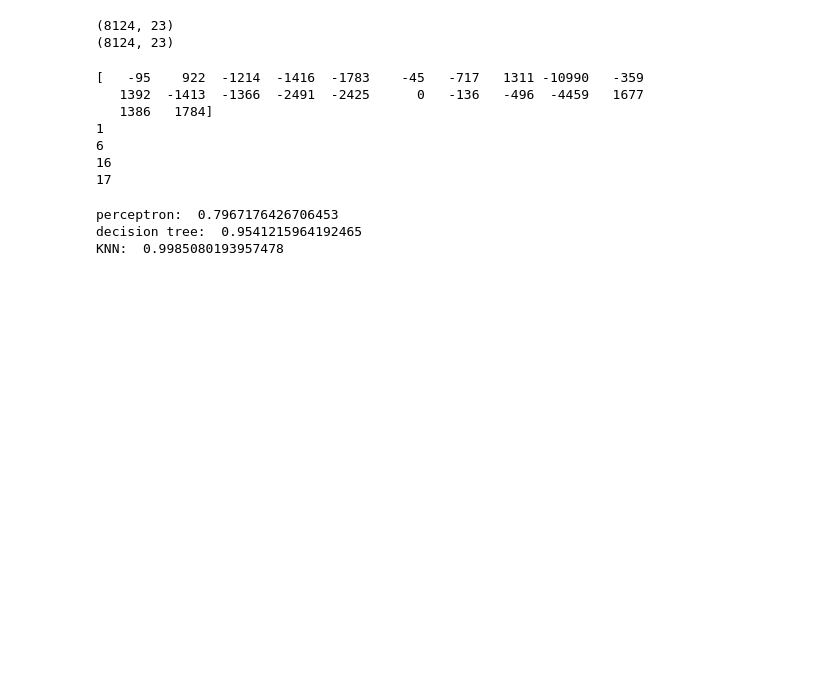
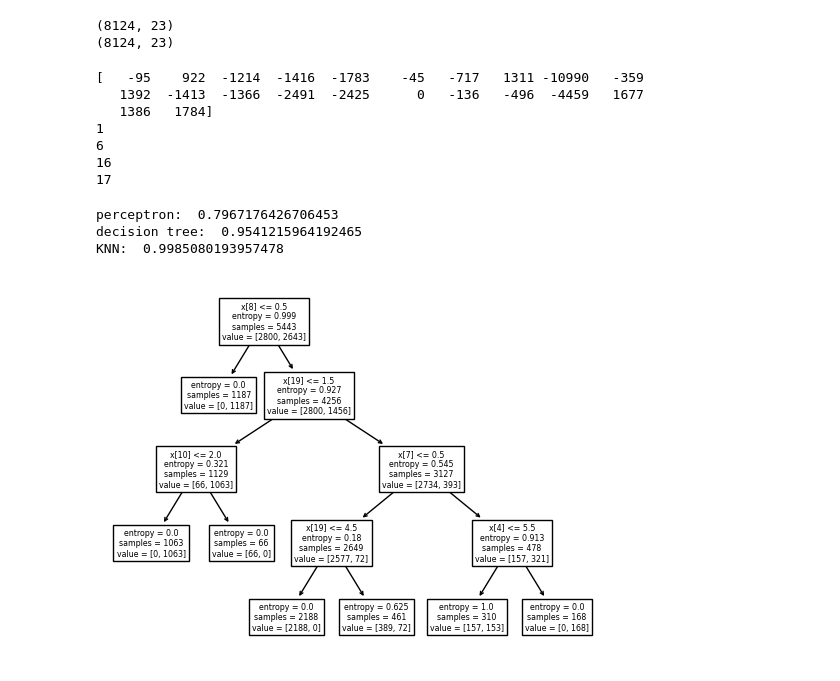
Before and after one commit to Cass-1/mushroom-classification, a Jupyter notebook: mushroom_analysis.ipynb, the cells around one changed output. Cells and saved outputs as stored; diff of their text form; code cells hidden in the pictures; blank space fills up the shorter version.

Commit message:
Print out graphical representation of some decison trees

```diff
--- a/mushroom_analysis.ipynb
+++ b/mushroom_analysis.ipynb
@@ -161,28 +161,29 @@ for i in range(len(w)):
 # %%
 # training a perceptron classifier on unpruned data set
 perceptron = Perceptron()
 perceptron.fit(X_train, y_train)
 l = perceptron.predict(X_test)
 print("perceptron: ", metrics.accuracy_score(y_test, l))
 
 # training decision tree classifier on unpruned data set
 dtc = DecisionTreeClassifier(max_depth=4, criterion="entropy")
 dtc.fit(X_train,y_train)
 
 l = dtc.predict(X_test)
 print("decision tree: ", metrics.accuracy_score(y_test, l))
 
-# plot_tree(dtc)
+plot_tree(dtc)
 
 # training knn classifier on unpruned data set
 knn = KNeighborsClassifier(n_neighbors=5)
 knn.fit(X_train,y_train)
 l = knn.predict(X_test)
 print("KNN: ", metrics.accuracy_score(y_test, l))
 # %% [output]
 perceptron:  0.7967176426706453
 decision tree:  0.9541215964192465
 KNN:  0.9985080193957478
+[figure, added]
 # %%
 # creating new dataframe with pruned data and split data for model use
 df2 = data.copy()
```
Also changed, not shown: parts of 3 cells of this notebook.
